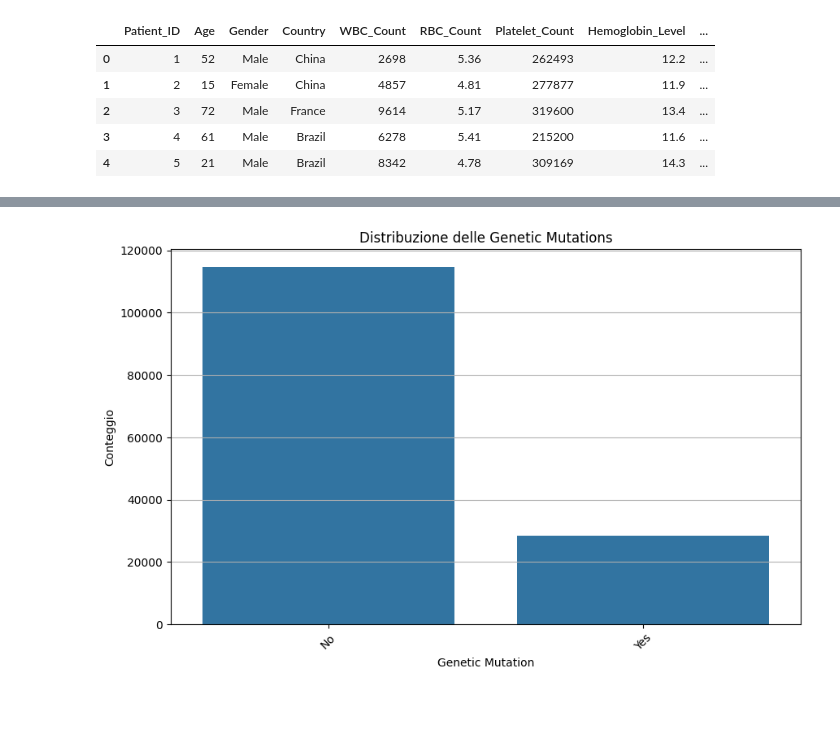
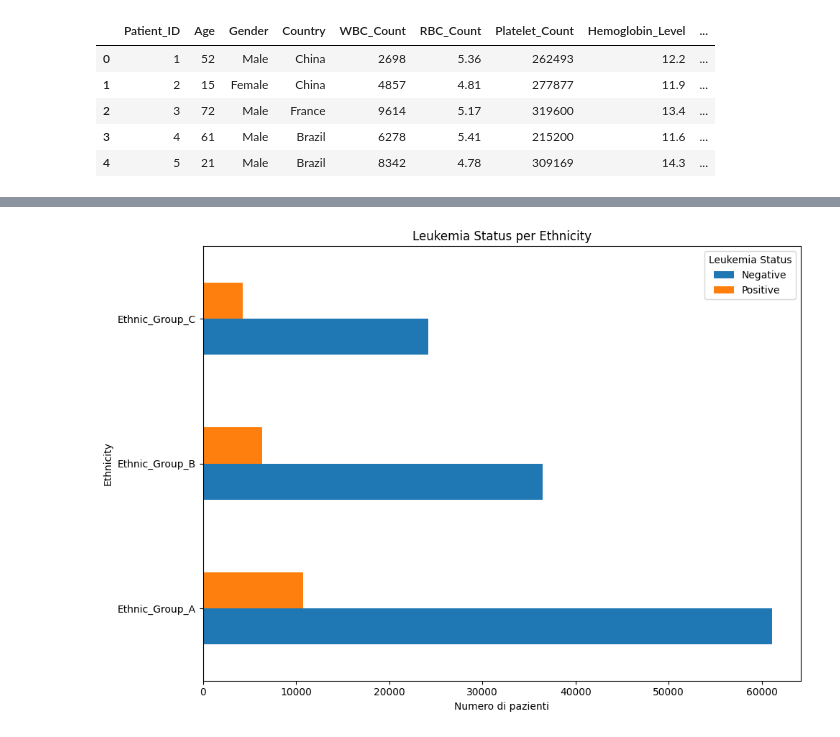
Before and after one commit to andreeriga/Scientific-Visualization-Magistrale, a Jupyter notebook: notebooks/leukemia.ipynb, the cells around one changed output, grey strips where cells are left out. Saved outputs shown, nothing was run; the diff lists cells and outputs as text; code cells hidden in the pictures; blank space fills up the shorter version.

```diff
--- a/notebooks/leukemia.ipynb
+++ b/notebooks/leukemia.ipynb
@@ -63,12 +56,15 @@ plt.show()
 # %%
-plt.figure(figsize=(10,6))
-sns.countplot(data=df, x="Genetic_Mutation", order=df["Genetic_Mutation"].value_counts().index)
-plt.title("Distribuzione delle Genetic Mutations")
-plt.xlabel("Genetic Mutation")
-plt.ylabel("Conteggio")
-plt.xticks(rotation=45)
-plt.grid(True, axis="y")
+cross = pd.crosstab(df["Ethnicity"], df["Leukemia_Status"])
+
+# Bar plot orizzontale
+cross.plot(kind="barh", stacked=False, figsize=(10,7))
+
+plt.xlabel("Numero di pazienti")
+plt.ylabel("Ethnicity")
+plt.title("Leukemia Status per Ethnicity")
+plt.legend(title="Leukemia Status")
+plt.tight_layout()
 plt.show()
 # %% [output]
-[figure, old version]
+[figure, new version]
 # %%
```
Also changed, not shown: parts of 9 cells of this notebook, 2 other files.
